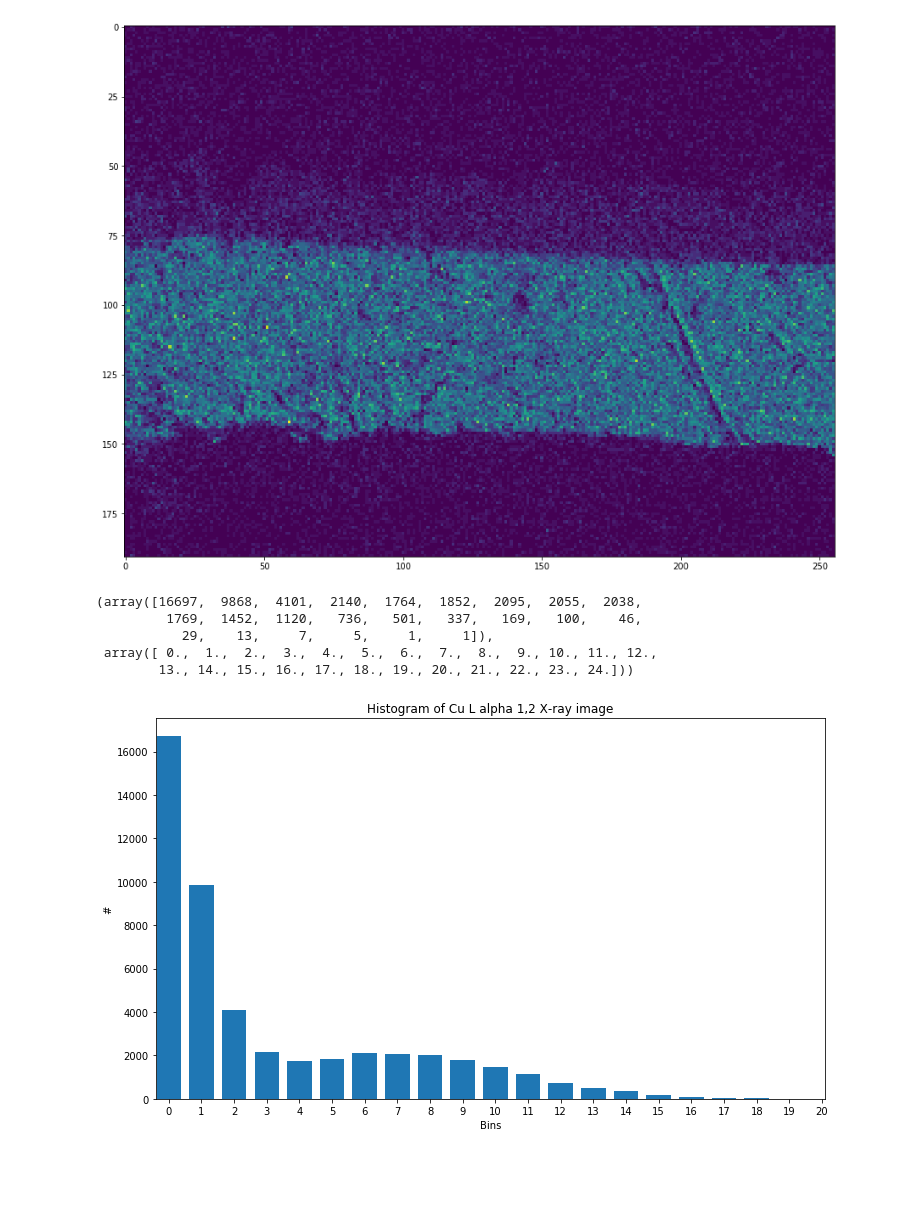
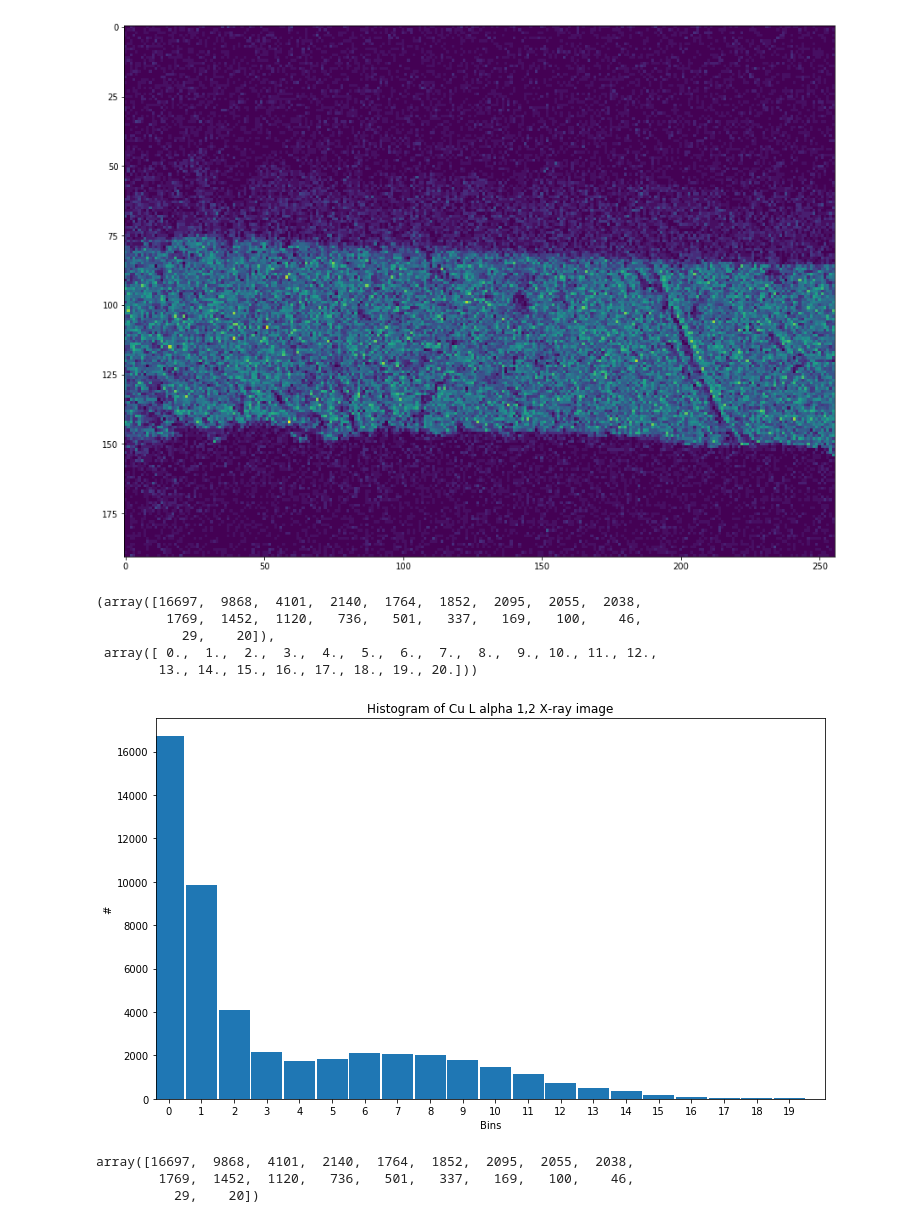
Before and after one commit to qbeer/alkfiz, a Jupyter notebook: sem/sem.ipynb, the cells around one changed output. Drawn from its saved outputs; the diff is of its cells as text; code cells hidden in the pictures; blank space fills up the shorter version.

```diff
--- a/sem/sem.ipynb
+++ b/sem/sem.ipynb
@@ -12,22 +12,28 @@ plt.savefig('histoimg.png', dpi=200)
 # %% [output]
 [figure]
 # %%
-hist, bins = np.histogram(data.values.ravel(), 24, [0,24])
+hist, bins = np.histogram(data.values.ravel(), 20, [0,20])
 hist, bins
 # %% [output]
 (array([16697,  9868,  4101,  2140,  1764,  1852,  2095,  2055,  2038,
          1769,  1452,  1120,   736,   501,   337,   169,   100,    46,
-           29,    13,     7,     5,     1,     1]),
+           29,    20]),
  array([ 0.,  1.,  2.,  3.,  4.,  5.,  6.,  7.,  8.,  9., 10., 11., 12.,
-        13., 14., 15., 16., 17., 18., 19., 20., 21., 22., 23., 24.]))
+        13., 14., 15., 16., 17., 18., 19., 20.]))
 # %%
 plt.figure(figsize=(12.,7.))
 plt.title('Histogram of Cu L alpha 1,2 X-ray image')
-plt.bar(range(24), hist, width=.75)
+plt.bar(range(20), hist, width=.95)
 plt.xlabel('Bins')
 plt.ylabel('#')
 plt.xlim(-0.4,20.1)
-plt.xticks(range(21))
+plt.xticks(range(20))
 plt.savefig('histo.png', dpi=200)
 # %% [output]
-[figure, old version]
+[figure, new version]
+# %%
+hist
+# %% [output]
+array([16697,  9868,  4101,  2140,  1764,  1852,  2095,  2055,  2038,
+        1769,  1452,  1120,   736,   501,   337,   169,   100,    46,
+          29,    20])
```
Also changed, not shown: parts of 3 cells of this notebook, 18 other files.
